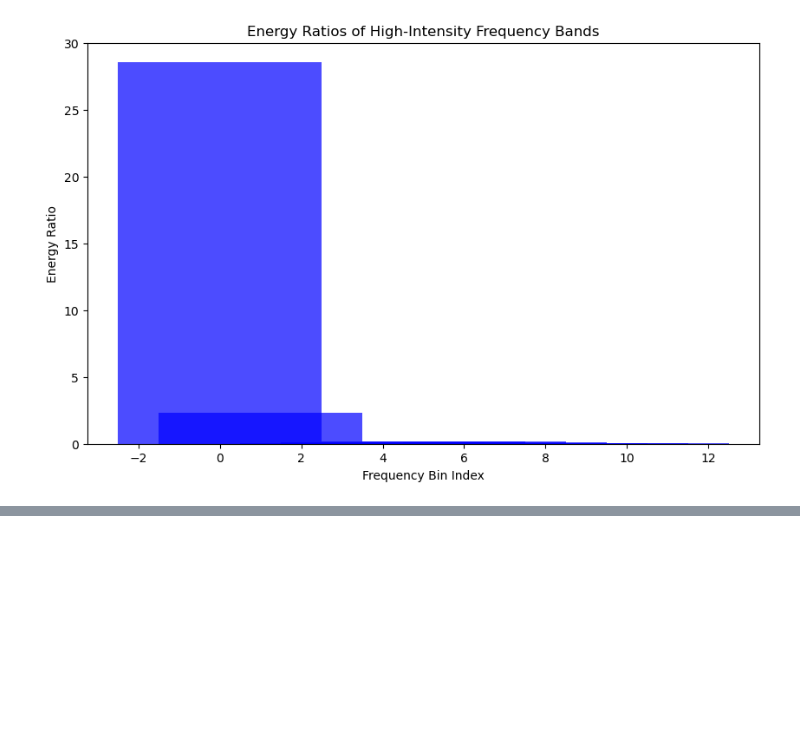
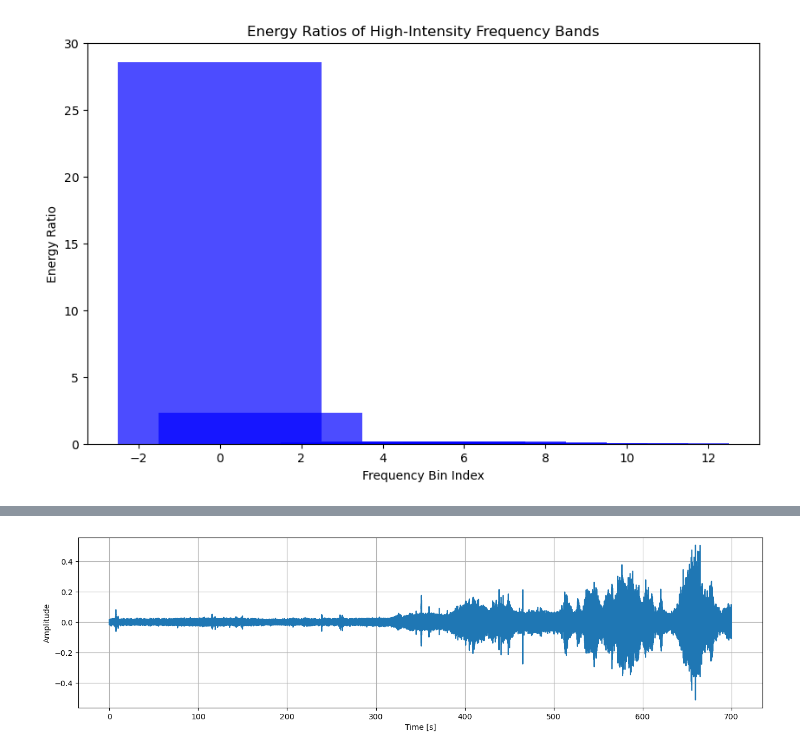
Before and after one commit to josigar123/hydrophonic-detection, a Jupyter notebook: data/Processing_scripts/NarrowBand_tmp.ipynb, the cells around one changed output, grey strips where cells are left out. Saved outputs shown, nothing was run; the diff lists cells and outputs as text; code cells hidden in the pictures; blank space fills up the shorter version.

```diff
--- a/data/Processing_scripts/NarrowBand_tmp.ipynb
+++ b/data/Processing_scripts/NarrowBand_tmp.ipynb
@@ -61,0 +69,93 @@ plot_energy_ratios('/Users/christofferaaseth/Documents/GitHub/hydrophonic-detect
+# %%
+import functions
+from scipy import signal
+import librosa
+import numpy as np
+import matplotlib.pyplot as plt
+from collections import Counter
+from itertools import combinations
+
+#Broad band and Demon testing
+input_file = "/Users/christofferaaseth/Documents/GitHub/hydrophonic-detection/Sound_data/2.wav"
+output_path = "/Users/christofferaaseth/Documents/GitHub/hydrophonic-detection/data/Rapport_figs/Signal_plot.jpeg"
+x,fs = functions.load_audiofile(input_file,fs=3000,fc_low=5)
+x = x[800*fs:1500*fs]
+
+t = np.linspace(0,len(x)/fs,len(x))
+sig = functions.plot_signal(x,t,output_path)
+
+
+t, f, spec  = functions.plot_spectrogram(x,fs,tperseg=3,freq_filt=13,hfilt_length=30,f_max=1000,s_min=0,s_max=12.5)
+
+T = 9 #Threshhold i dB
+
+over_T = (spec > T)*spec
+dB_margin = 3
+over_M = (spec > T-dB_margin)*spec
+# Plot spectrogram
+plt.figure(figsize=(16, 9))  # Define figure for results
+plt.subplot(2, 2, 1)
+plt.pcolormesh(t, f, over_T, vmin=0, vmax=12.5, cmap='inferno')  # Draw spectrogram image
+plt.xlabel("Time [s]")         # Axis labels and scales
+plt.ylabel("Frequency [Hz]")
+plt.ylim(0, 1000)
+plt.colorbar(label="Magnitude [dB]")  # Colorbar for intensity scale
+
+plt.subplot(2, 2, 2)
+plt.pcolormesh(t, f, over_M, vmin=0, vmax=12.5, cmap='inferno')  # Draw spectrogram image
+plt.xlabel("Time [s]")         # Axis labels and scales
+plt.ylabel("Frequency [Hz]")
+plt.ylim(0, 1000)
+plt.colorbar(label="Magnitude [dB]")  # Colorbar for intensity scale
+
+plt.subplot(2, 2, 3)
+plt.pcolormesh(t, f, over_T, vmin=0, vmax=12.5, cmap='inferno')  # Draw spectrogram image
+plt.xlabel("Time [s]")         # Axis labels and scales
+plt.ylabel("Frequency [Hz]")
+plt.ylim(0, 100)
+plt.colorbar(label="Magnitude [dB]")  # Colorbar for intensity scale
+
+plt.subplot(2, 2, 4)
+plt.pcolormesh(t, f, over_M, vmin=0, vmax=12.5, cmap='inferno')  # Draw spectrogram image
+plt.xlabel("Time [s]")         # Axis labels and scales
+plt.ylabel("Frequency [Hz]")
+plt.ylim(0, 100)
+plt.colorbar(label="Magnitude [dB]")  # Colorbar for intensity scale
+
+trigger_index = np.array(np.where(spec > T)).T # Array of coordinated (frequency, time)
+trigger_margin_index = np.array(np.where(spec > T-dB_margin)).T # Array of coordinated (frequency, time)
+
+#Checking for harmonies
+# Grouping frequency values at the same time (coloumn index)
+column_groups = {}
+for row, col in trigger_index:
+    if col not in column_groups:
+        column_groups[col] = []
+    column_groups[col].append(row)
+
+# Generate potential fundamental frequencies by computing GCDs
+tolerance  = 2
+candidates = []
+fundamentals = {}
+for t in range(len(column_groups)):
+    for a, b in combinations(column_groups[t], 2):
+        gcd_val = np.gcd(a, b)
+        if gcd_val > 1 and gcd_val in column_groups[t]:  # Ensure the fundamental exists in the set
+            candidates.append(gcd_val)
+
+    # Count occurrences of potential fundamentals
+    candidate_counts = Counter(candidates)
+
+    # Filter out weak candidates based on tolerance
+    most_common = candidate_counts.most_common()
+    if not most_common:
+        fundamentals1 = []
+
+    # Cluster candidates around common values
+    clustered_fundamentals = []
+    for base, _ in most_common:
+        if base in column_groups[t] and not any(abs(base - f) < base * tolerance for f in clustered_fundamentals):
+            clustered_fundamentals.append(base)
+    fundamentals[t]=[]
+    fundamentals[t].append(sorted(clustered_fundamentals)) #ønsker et array hvor hver kolonne er en tid
+# %% [output]
@@ -61,0 +163 @@ plot_energy_ratios('/Users/christofferaaseth/Documents/GitHub/hydrophonic-detect
+[figure, added]
```
Also changed, not shown: parts of 3 cells of this notebook, 4 other files.
